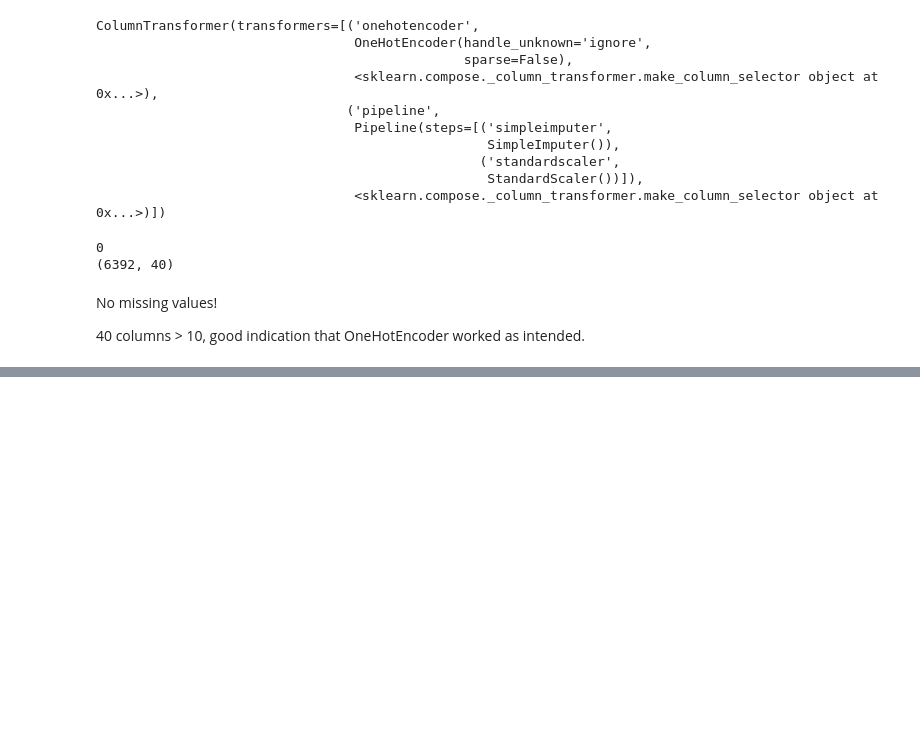
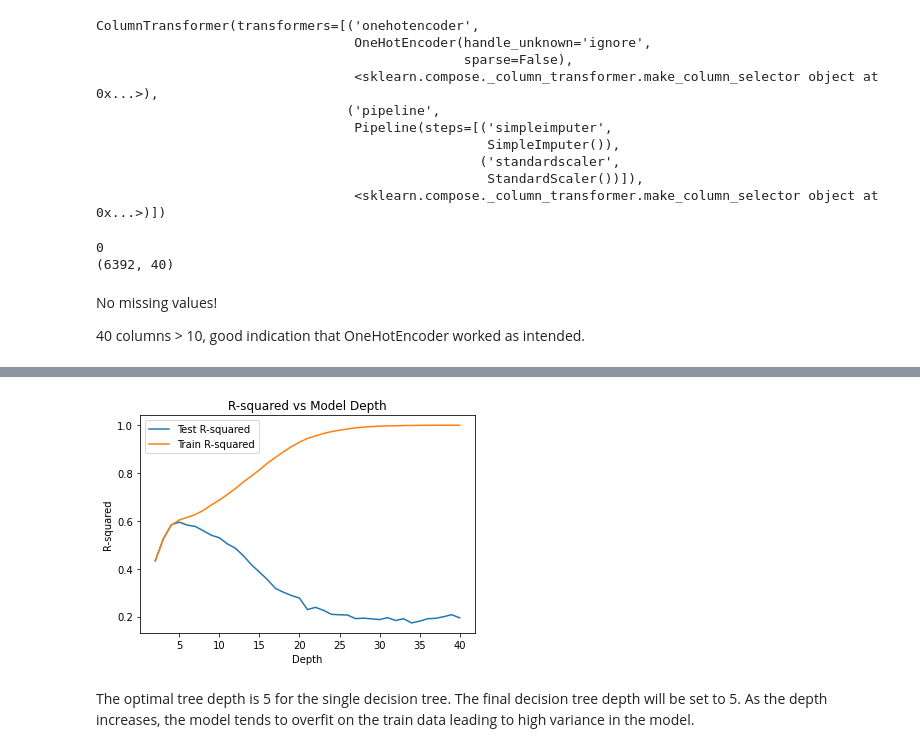
Before and after one commit to JLMuehlbauer/food-sales-prediction, a Jupyter notebook: Project1_Part5_JacksonMuehlbauer.ipynb, the cells around one changed output, grey strips where cells are left out. Saved outputs shown, nothing was run; the diff lists cells and outputs as text; code cells hidden in the pictures; blank space fills up the shorter version.

```diff
--- a/Project1_Part5_JacksonMuehlbauer.ipynb
+++ b/Project1_Part5_JacksonMuehlbauer.ipynb
@@ -272,0 +286,3 @@ No missing values!
+# %%
+# Fit the model pipeline to the train set
+lin_pipe.fit(X_train, y_train)
@@ -272,0 +350,10 @@ No missing values!
+# %%
+# Instantiate the decision regression tree
+dec_tree = DecisionTreeRegressor(random_state = 42)
+
+# Make decision tree pipeline
+tree_pipe = make_pipeline(preprocessor, dec_tree)
+# Don't actually need to scale data for the decision tree but this processor also imputes and ohe encodes
+
+# Fit the decision tree to the train data
+tree_pipe.fit(X_train, y_train)
@@ -272,0 +391,18 @@ No missing values!
+# %%
+# Optimize the decision tree
+depths = range(2, tree_pipe['decisiontreeregressor'].get_depth()+1, 1)
+scores = pd.DataFrame(index = depths, columns = ['Train R-squared', 'Test R-squared'])
+
+for depth in depths:
+  # initialize
+  dec_tree_temp = DecisionTreeRegressor(random_state = 42, max_depth = depth)
+  # make pipeline
+  tree_pipe_temp = make_pipeline(preprocessor, dec_tree_temp)
+  # Fit to train data
+  tree_pipe_temp.fit(X_train, y_train)
+  # Get R-squared for train and test
+  train_score = tree_pipe_temp.score(X_train, y_train)
+  test_score = tree_pipe_temp.score(X_test, y_test)
+  # Add to scores dataframe
+  scores.loc[depth, 'Train R-squared'] = train_score
+  scores.loc[depth, 'Test R-squared'] = test_score
@@ -272,0 +419,16 @@ No missing values!
+# %%
+#Plotting the performance vs the depth
+import matplotlib.pyplot as plt
+import seaborn as sns
+
+plt.figure()
+sns.lineplot(x = scores.index, y = scores['Test R-squared'], label = 'Test R-squared');
+sns.lineplot(x = scores.index, y = scores['Train R-squared'], label = 'Train R-squared');
+plt.ylabel('R-squared');
+plt.xlabel('Depth');
+plt.title('R-squared vs Model Depth');
+plt.legend();
+# %% [output]
+[figure, added]
+# %% [markdown]
+The optimal tree depth is 5 for the single decision tree. The final decision tree depth will be set to 5. As the depth increases, the model tends to overfit on the train data leading to high variance in the model.
```
Also changed, not shown: parts of 21 cells of this notebook.
